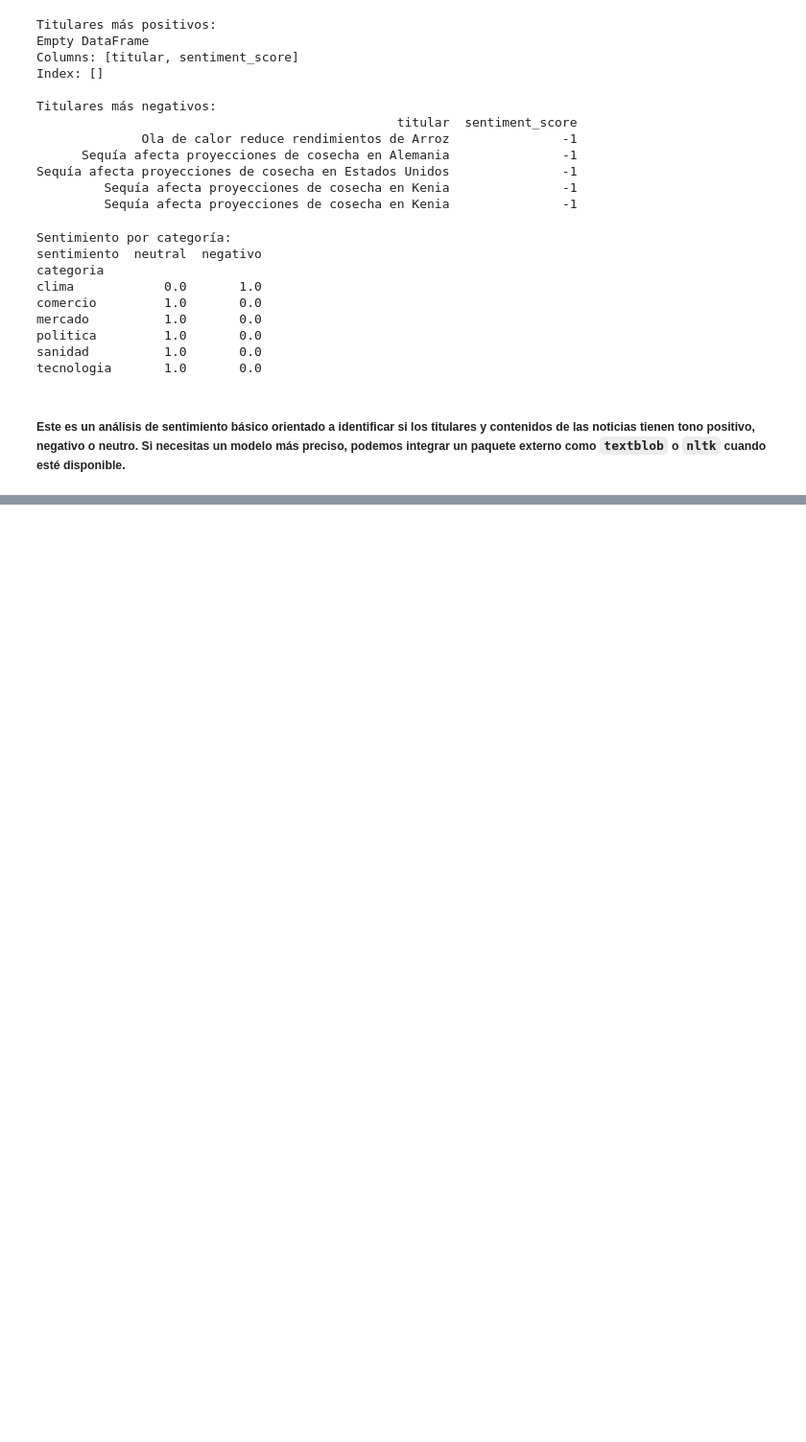
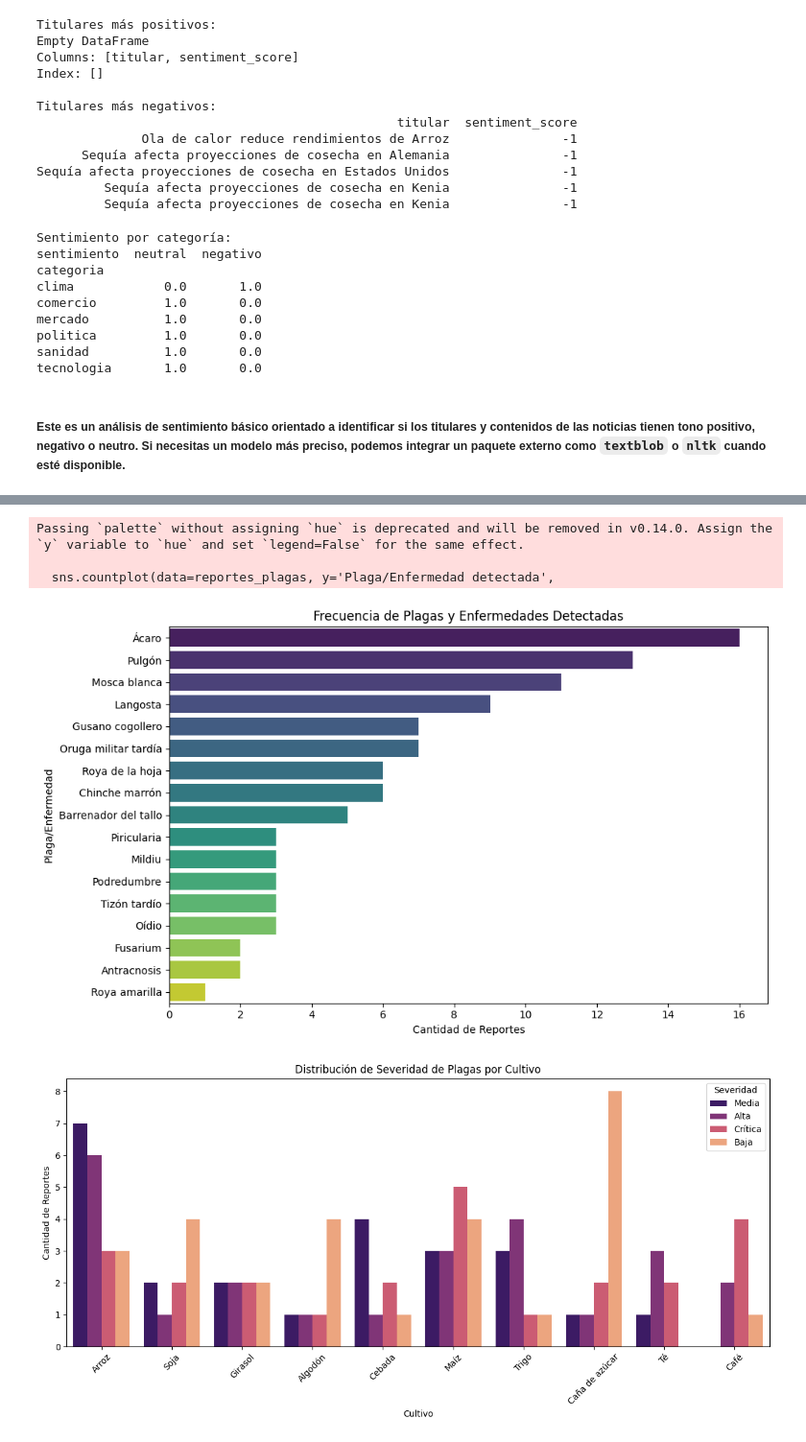
Before and after one commit to AitorBarrera/SBD_Trabajo_Final, a Jupyter notebook: Codigo.ipynb, the cells around one changed output, grey strips where cells are left out. Shown at 96% size. Drawn from its saved outputs; the diff is of its cells as text; code cells hidden in the pictures; blank space fills up the shorter version.

```diff
--- a/Codigo.ipynb
+++ b/Codigo.ipynb
@@ -1367,0 +1320,7 @@ print(reportes['topic'].value_counts().sort_index())
+# %%
+# 1. Limpieza de datos (convertir valores con texto a numéricos para los gráficos)\n",
+reportes_plagas['Area afectada (ha)'] = reportes_plagas['Area afectada'].str.replace('ha', '').astype(float)
+reportes_plagas['Eficacia (%)'] = reportes_plagas['Eficacia'].str.replace('%', '').astype(float)
+reportes_plagas['Perdida estimada (%)'] = reportes_plagas['Perdida estimada'].str.replace('%', '').astype(float)
+
+display(reportes_plagas.head())
@@ -1367,0 +1334,26 @@ print(reportes['topic'].value_counts().sort_index())
+# %%
+# 2. Gráfico 1: Frecuencia de Plagas y Enfermedades Detectadas
+plt.figure(figsize=(10, 6))
+sns.countplot(data=reportes_plagas, y='Plaga/Enfermedad detectada',
+              order=reportes_plagas['Plaga/Enfermedad detectada'].value_counts().index,
+              palette='viridis')
+plt.title('Frecuencia de Plagas y Enfermedades Detectadas')
+plt.xlabel('Cantidad de Reportes')
+plt.ylabel('Plaga/Enfermedad')
+plt.tight_layout()
+plt.show()
+
+# Gráfico 2: Severidad de los Reportes según el Cultivo
+plt.figure(figsize=(12, 6))
+sns.countplot(data=reportes_plagas, x='Cultivo', hue='Severidad', palette='magma')
+plt.title('Distribución de Severidad de Plagas por Cultivo')
+plt.xticks(rotation=45)
+plt.ylabel('Cantidad de Reportes')
+plt.tight_layout()
+plt.show()
+# %% [output]
+Passing `palette` without assigning `hue` is deprecated and will be removed in v0.14.0. Assign the `y` variable to `hue` and set `legend=False` for the same effect.
+
+  sns.countplot(data=reportes_plagas, y='Plaga/Enfermedad detectada',
+[figure, added]
+[figure, added]
```
Also changed, not shown: parts of 16 cells of this notebook.
